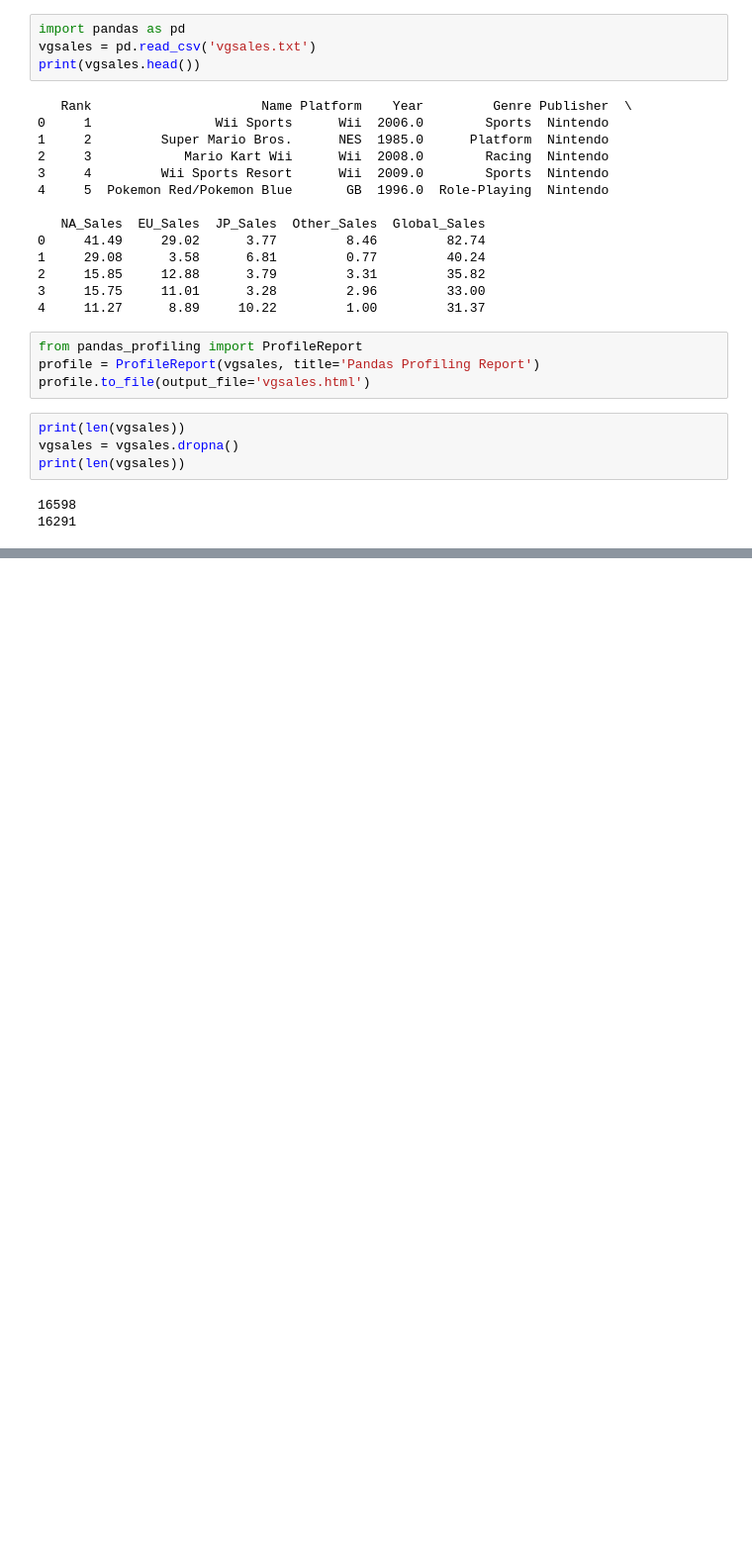
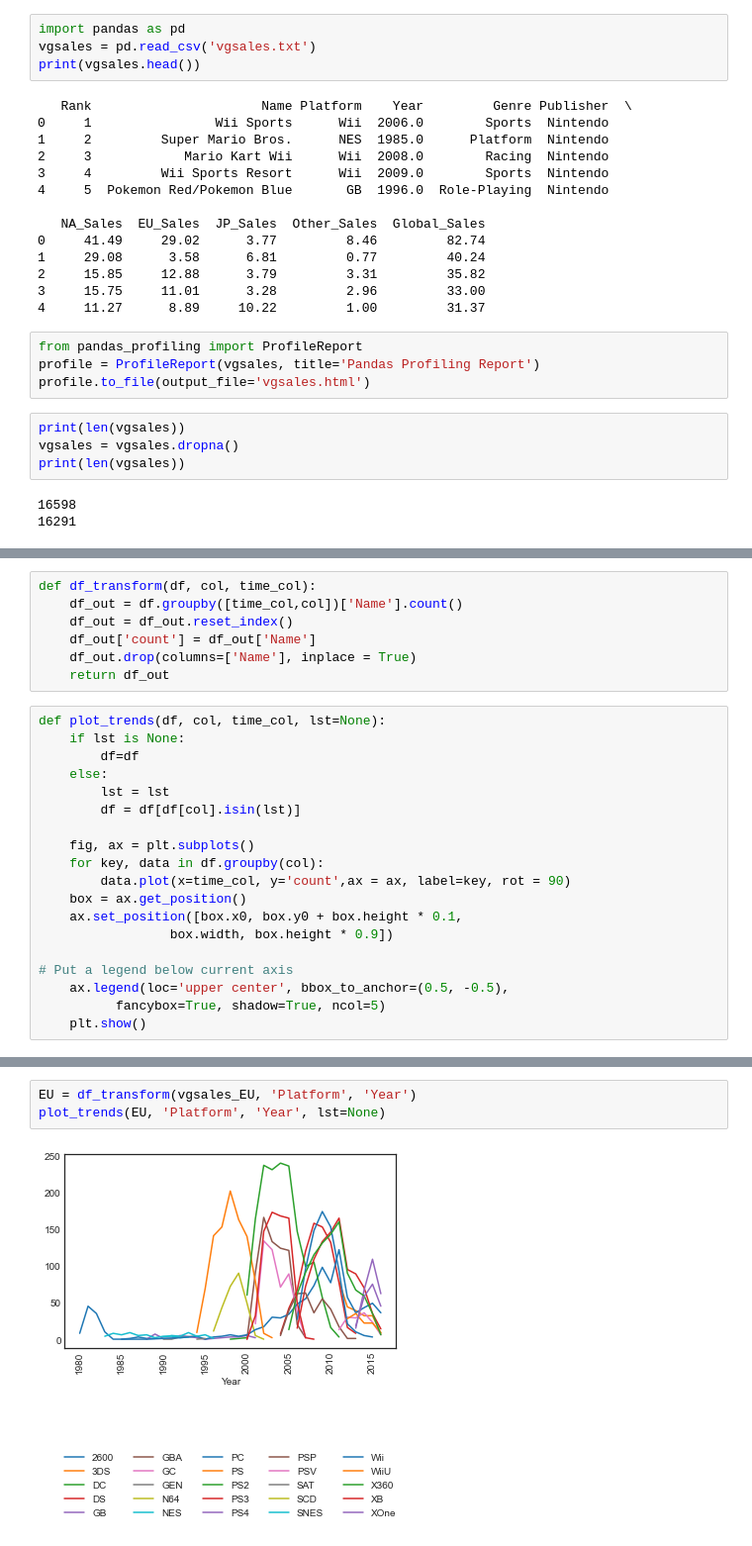
Before and after one commit to chiaracapuano/vgsales, a Jupyter notebook: Capuano_Chiara_vgsales.ipynb, the cells around one changed output, grey strips where cells are left out. Shown at 99% size. Drawn from its saved outputs; the diff is of its cells as text; blank space fills up the shorter version.

```diff
--- a/Capuano_Chiara_vgsales.ipynb
+++ b/Capuano_Chiara_vgsales.ipynb
@@ -35,0 +79,26 @@ print(len(vgsales))
+# %%
+def df_transform(df, col, time_col):
+    df_out = df.groupby([time_col,col])['Name'].count()
+    df_out = df_out.reset_index()
+    df_out['count'] = df_out['Name']
+    df_out.drop(columns=['Name'], inplace = True)
+    return df_out
+# %%
+def plot_trends(df, col, time_col, lst=None):
+    if lst is None:
+        df=df
+    else:
+        lst = lst
+        df = df[df[col].isin(lst)]
+
+    fig, ax = plt.subplots()
+    for key, data in df.groupby(col):
+        data.plot(x=time_col, y='count',ax = ax, label=key, rot = 90)
+    box = ax.get_position()
+    ax.set_position([box.x0, box.y0 + box.height * 0.1,
+                 box.width, box.height * 0.9])
+
+# Put a legend below current axis
+    ax.legend(loc='upper center', bbox_to_anchor=(0.5, -0.5),
+          fancybox=True, shadow=True, ncol=5)
+    plt.show()
@@ -35,0 +117,5 @@ print(len(vgsales))
+# %%
+EU = df_transform(vgsales_EU, 'Platform', 'Year')
+plot_trends(EU, 'Platform', 'Year', lst=None)
+# %% [output]
+[figure, added]
```
Also changed, not shown: parts of 6 cells of this notebook.
